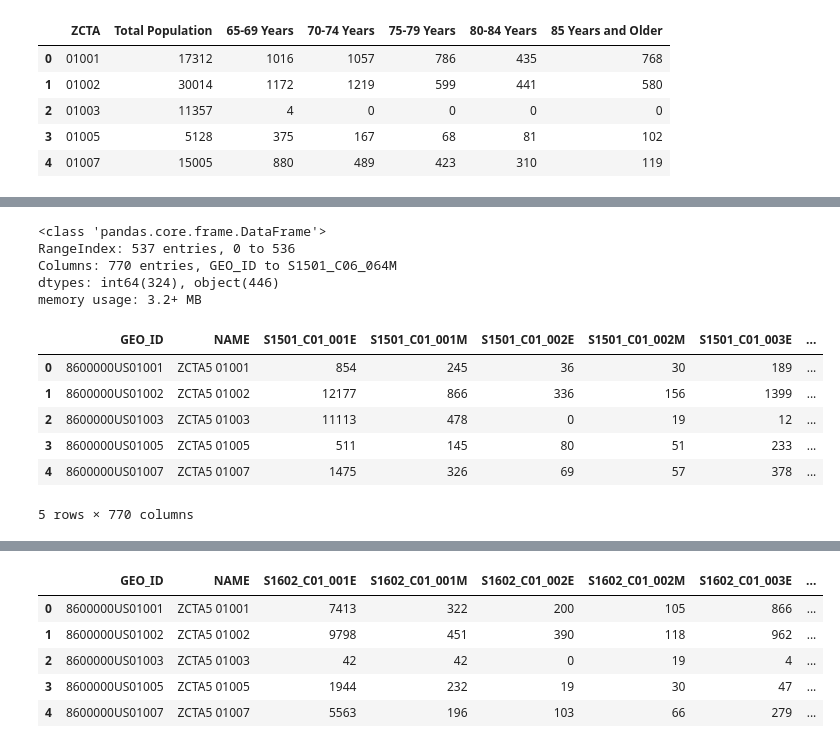
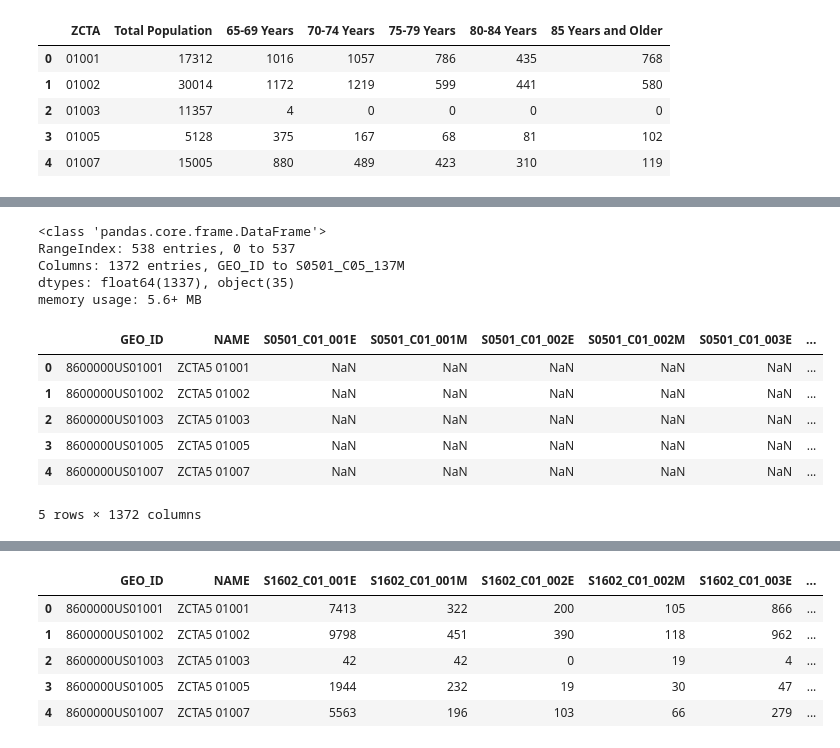
Before and after one commit to kameice97/uep239-finalproject, a Jupyter notebook: UEP 239 Final Assignment.ipynb, the cells around one changed output, grey strips where cells are left out. Drawn from its saved outputs; the diff is of its cells as text; code cells hidden in the pictures.

```diff
--- a/UEP 239 Final Assignment.ipynb
+++ b/UEP 239 Final Assignment.ipynb
@@ -88,22 +167,22 @@ age['seniors'] = age['65-69 Years'] + age['70-74 Years'] + age[''] )
 # %%
 #loading in csv data (level of educational attainment)
-education = pd.read_csv(r"C:\Users\caree\uep239-finalproject\Data\ACSST5Y2019.S1501\ACSST5Y2019.S1501\ACSST5Y2019.S1501_data_with_overlays.csv")
-edu_col = education.columns
-education = pd.read_csv(r"C:\Users\caree\uep239-finalproject\Data\ACSST5Y2019.S1501\ACSST5Y2019.S1501\ACSST5Y2019.S1501_data_with_overlays.csv",names=edu_col, skiprows=2)
-education.info()
+foreign = pd.read_csv(r"C:\Users\caree\uep239-finalproject\Data\ACSST5Y2019.S0501_2021-05-12T161803\ACSST5Y2019.S0501_data_with_overlays_2021-05-12T161735.csv")
+for_col = foreign.columns
+foreign = pd.read_csv(r"C:\Users\caree\uep239-finalproject\Data\ACSST5Y2019.S0501_2021-05-12T161803\ACSST5Y2019.S0501_data_with_overlays_2021-05-12T161735.csv",names=for_col, skiprows=2)
+foreign.info()
 # %% [output]
 <class 'pandas.core.frame.DataFrame'>
-RangeIndex: 537 entries, 0 to 536
-Columns: 770 entries, GEO_ID to S1501_C06_064M
-dtypes: int64(324), object(446)
-memory usage: 3.2+ MB
+RangeIndex: 538 entries, 0 to 537
+Columns: 1372 entries, GEO_ID to S0501_C05_137M
+dtypes: float64(1337), object(35)
+memory usage: 5.6+ MB
 # %%
-education.head()
+foreign.head()
 # %% [output]
-|  | GEO_ID | NAME | S1501_C01_001E | S1501_C01_001M | S1501_C01_002E | S1501_C01_002M | S1501_C01_003E | ... |
-| 0 | 8600000US01001 | ZCTA5 01001 | 854 | 245 | 36 | 30 | 189 | ... |
-| 1 | 8600000US01002 | ZCTA5 01002 | 12177 | 866 | 336 | 156 | 1399 | ... |
-| 2 | 8600000US01003 | ZCTA5 01003 | 11113 | 478 | 0 | 19 | 12 | ... |
-| 3 | 8600000US01005 | ZCTA5 01005 | 511 | 145 | 80 | 51 | 233 | ... |
-| 4 | 8600000US01007 | ZCTA5 01007 | 1475 | 326 | 69 | 57 | 378 | ... |
+|  | GEO_ID | NAME | S0501_C01_001E | S0501_C01_001M | S0501_C01_002E | S0501_C01_002M | S0501_C01_003E | ... |
+| 0 | 8600000US01001 | ZCTA5 01001 | NaN | NaN | NaN | NaN | NaN | ... |
+| 1 | 8600000US01002 | ZCTA5 01002 | NaN | NaN | NaN | NaN | NaN | ... |
+| 2 | 8600000US01003 | ZCTA5 01003 | NaN | NaN | NaN | NaN | NaN | ... |
+| 3 | 8600000US01005 | ZCTA5 01005 | NaN | NaN | NaN | NaN | NaN | ... |
+| 4 | 8600000US01007 | ZCTA5 01007 | NaN | NaN | NaN | NaN | NaN | ... |
-5 rows × 770 columns
+5 rows × 1372 columns
```
Also changed, not shown: parts of 67 cells of this notebook, 14 other files.
